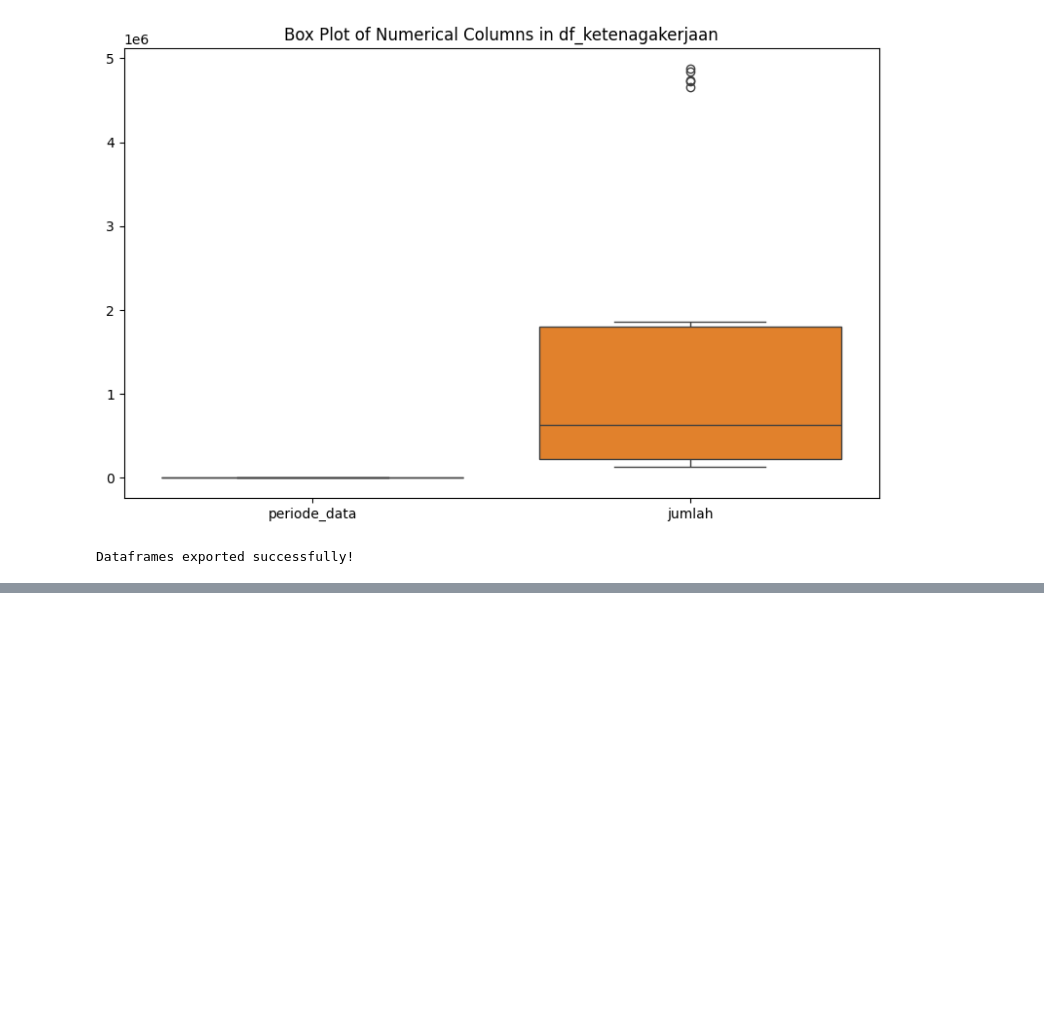
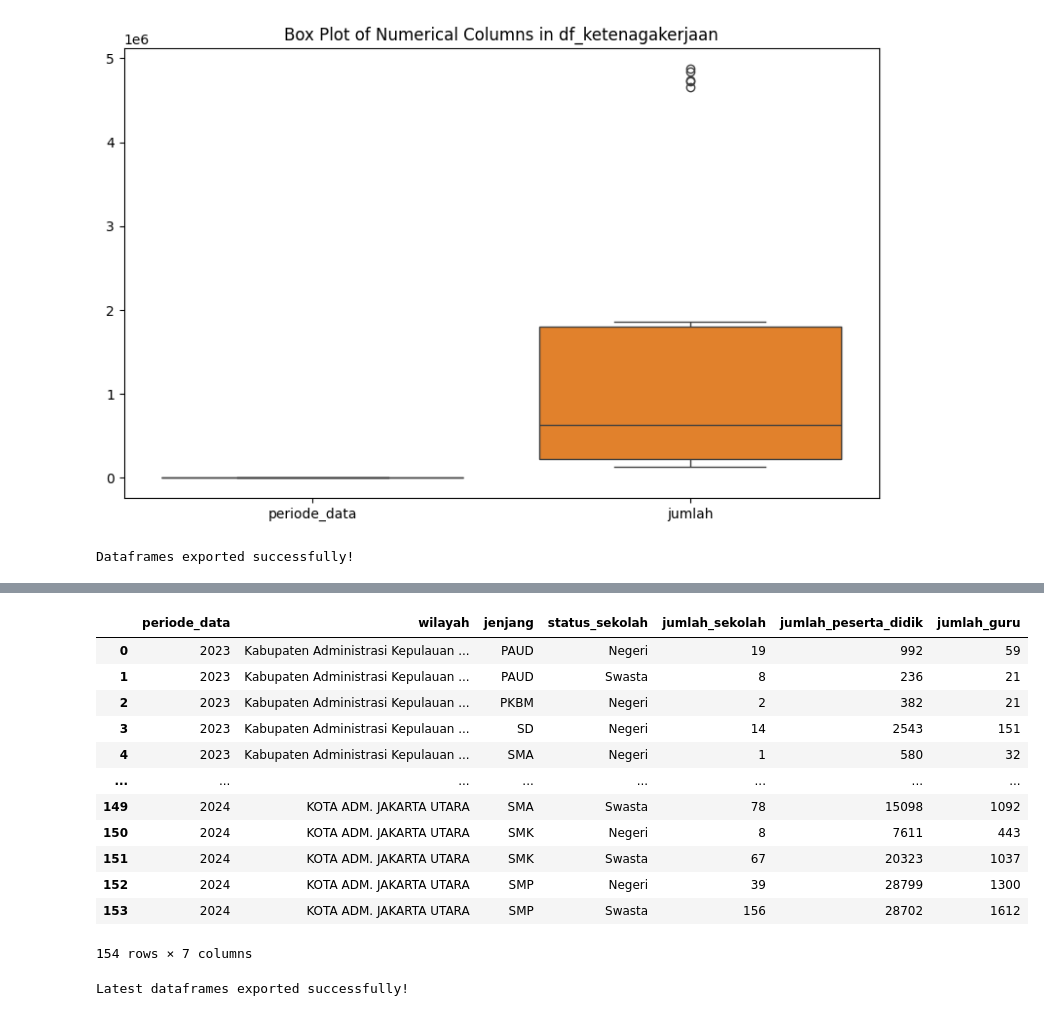
Before and after one commit to elanghairilanam/Portfolio-Data-Science, a Jupyter notebook: Data_Cleaning_for_Data_Demografi_dan_Sosial.ipynb, the cells around one changed output, grey strips where cells are left out. Drawn from its saved outputs; the diff is of its cells as text; code cells hidden in the pictures; blank space fills up the shorter version.

```diff
--- a/Data_Cleaning_for_Data_Demografi_dan_Sosial.ipynb
+++ b/Data_Cleaning_for_Data_Demografi_dan_Sosial.ipynb
@@ -187,3 +187,8 @@ df_ketenagakerjaan.to_csv('df_ketenagakerjaan.csv', index=False)
 print("Dataframes exported successfully!")
 # %% [output]
 Dataframes exported successfully!
+# %%
+#load data
+df_faskes_2023 = pd.read_excel("faskes_2023.xlsx")
+df_kriminalitas_2023_2024 = pd.read_excel("kriminalitas2023-2024.xlsx")
+df_jumlah_guru_sekolah_murid_2023_2024 = pd.read_excel("jumlah_guru_sekolah_murid_2023-2024.xlsx")
@@ -189,0 +232,29 @@ Dataframes exported successfully!
+# %%
+df_jumlah_guru_sekolah_murid_2023_2024
+# %% [output]
+|  | periode_data | wilayah | jenjang | status_sekolah | jumlah_sekolah | jumlah_peserta_didik | jumlah_guru |
+| 0 | 2023 | Kabupaten Administrasi Kepulauan ... | PAUD | Negeri | 19 | 992 | 59 |
+| 1 | 2023 | Kabupaten Administrasi Kepulauan ... | PAUD | Swasta | 8 | 236 | 21 |
+| 2 | 2023 | Kabupaten Administrasi Kepulauan ... | PKBM | Negeri | 2 | 382 | 21 |
+| 3 | 2023 | Kabupaten Administrasi Kepulauan ... | SD | Negeri | 14 | 2543 | 151 |
+| 4 | 2023 | Kabupaten Administrasi Kepulauan ... | SMA | Negeri | 1 | 580 | 32 |
+| ... | ... | ... | ... | ... | ... | ... | ... |
+| 149 | 2024 | KOTA ADM. JAKARTA UTARA | SMA | Swasta | 78 | 15098 | 1092 |
+| 150 | 2024 | KOTA ADM. JAKARTA UTARA | SMK | Negeri | 8 | 7611 | 443 |
+| 151 | 2024 | KOTA ADM. JAKARTA UTARA | SMK | Swasta | 67 | 20323 | 1037 |
+| 152 | 2024 | KOTA ADM. JAKARTA UTARA | SMP | Negeri | 39 | 28799 | 1300 |
+| 153 | 2024 | KOTA ADM. JAKARTA UTARA | SMP | Swasta | 156 | 28702 | 1612 |
+154 rows × 7 columns
+# %%
+# Export df_faskes_2023 to a CSV file
+df_faskes_2023.to_csv('df_faskes_2023.csv', index=False)
+
+# Export df_kriminalitas_2023_2024 to a CSV file
+df_kriminalitas_2023_2024.to_csv('df_kriminalitas_2023_2024.csv', index=False)
+
+# Export df_jumlah_guru_sekolah_murid_2023_2024 to a CSV file
+df_jumlah_guru_sekolah_murid_2023_2024.to_csv('df_jumlah_guru_sekolah_murid_2023_2024.csv', index=False)
+
+print("Latest dataframes exported successfully!")
+# %% [output]
+Latest dataframes exported successfully!
```
Also changed, not shown: parts of 3 cells of this notebook.
